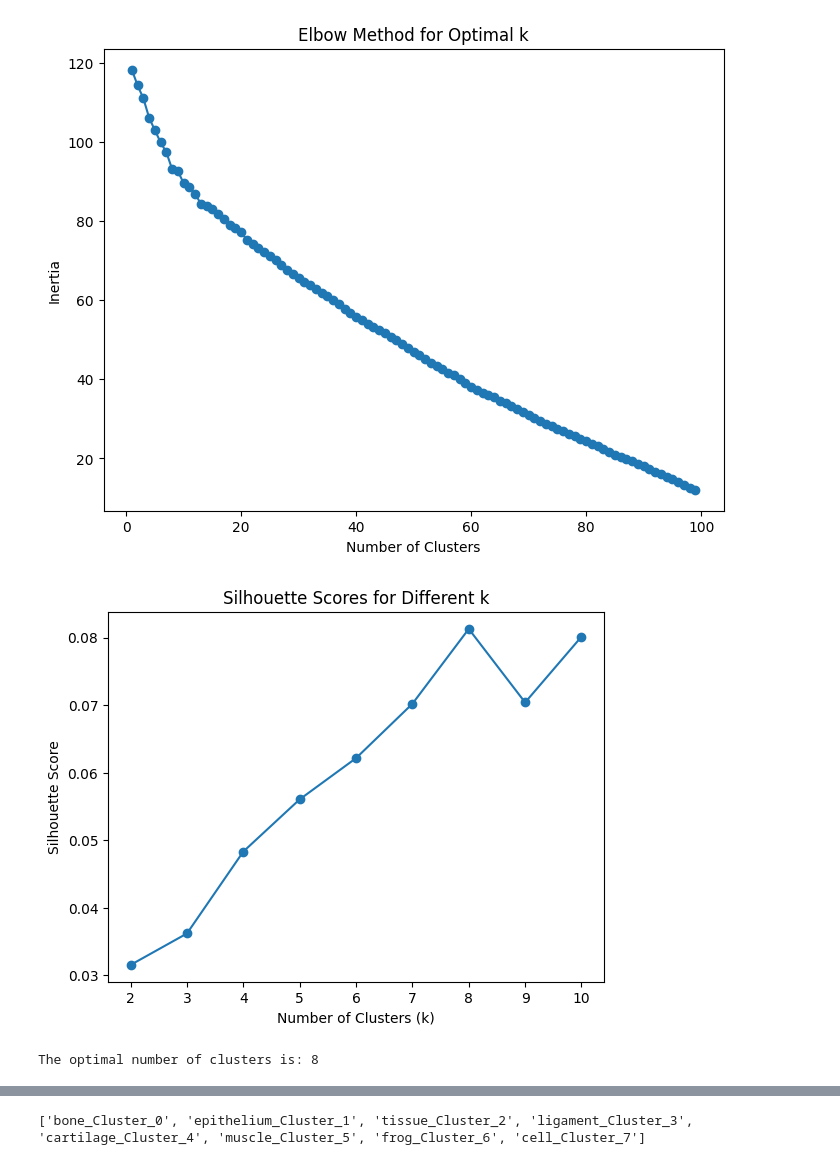
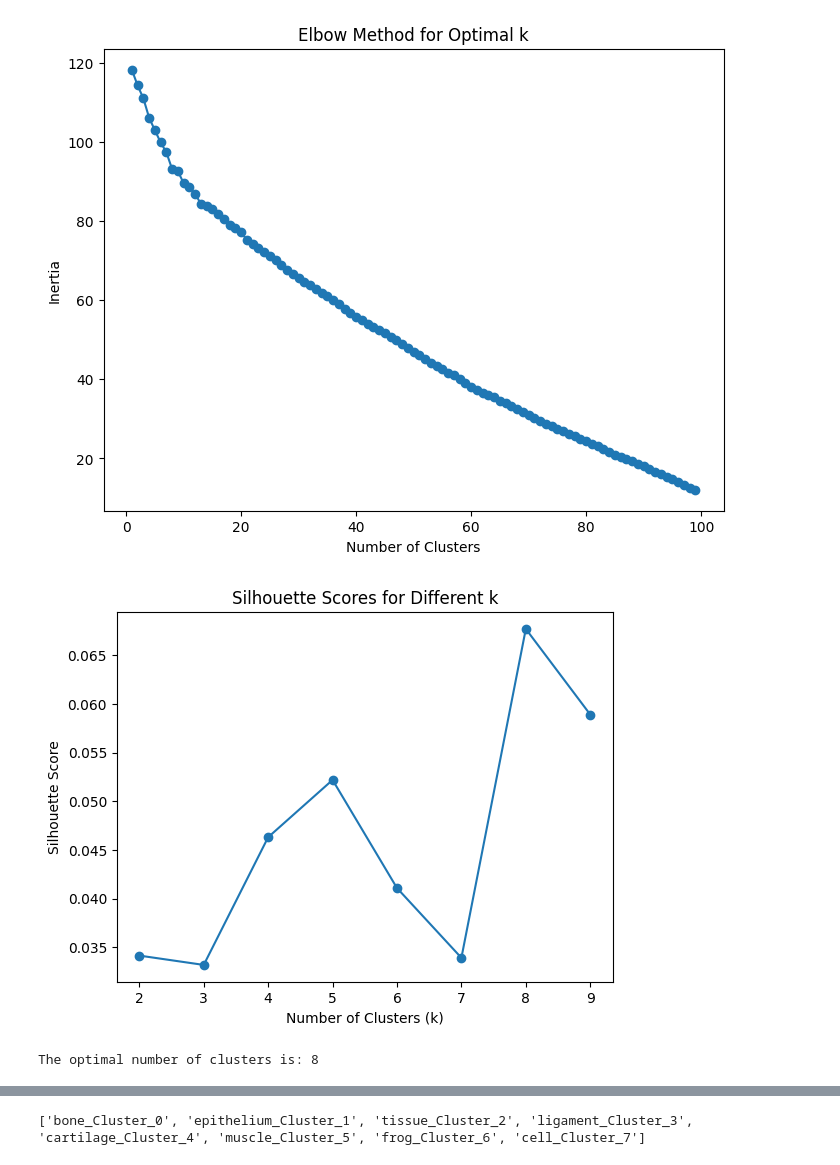
Before and after one commit to jahnavi-karanth/aiproject, a Jupyter notebook: src/components/TestlineAssignment.ipynb, the cells around one changed output, grey strips where cells are left out. Saved outputs shown, nothing was run; the diff lists cells and outputs as text; code cells hidden in the pictures.

```diff
--- a/src/components/TestlineAssignment.ipynb
+++ b/src/components/TestlineAssignment.ipynb
@@ -15,7 +15,7 @@ nltk.download('punkt')
 nltk.download('stopwords')
 nltk.download('wordnet')
 
-with open('/Users/jahnavikaranth/Downloads/All_Quiz_Questions.json', 'r') as file:
+with open('All_Quiz_Questions.json', 'r') as file:
     data = json.load(file)
 
 questions_df = pd.json_normalize(data['quiz']['questions'])
@@ -34,6 +34,7 @@ questions_df['correctAnswerId'] = questions_df['options'].apply(get_correct_answ
 
 question_solution = [f"{desc} {sol}" for desc, sol in zip(descriptions, solutions)]
 
+#cleaning of data
 def preprocess_text(questions):
     lemmatizer = WordNetLemmatizer()
     stop_words = set(stopwords.words('english'))
@@ -53,6 +54,7 @@ def preprocess_text(questions):
 
 preprocessed_questions = preprocess_text(question_solution)
 
+#creating tfidf matrix using nlp
 vectorizer = TfidfVectorizer(stop_words='english')
 tfidf_matrix = vectorizer.fit_transform(preprocessed_questions)
 # %% [output]
@@ -84,26 +87,27 @@ plt.show()
 # %% [output]
 [figure]
 # %%
+#silhouette score method to find optimal no.of clusters
 from sklearn.metrics import silhouette_score
 
 silhouette_scores = []
-k_range = range(2, 11)
+k_range = range(2, 10)
 for k in k_range:
-    kmeans = KMeans(n_clusters=k, random_state=42)
+    kmeans = KMeans(n_clusters=k, random_state=10)
     kmeans.fit(tfidf_matrix)
 
     score = silhouette_score(tfidf_matrix, kmeans.labels_)
     silhouette_scores.append(score)
 
 plt.plot(k_range, silhouette_scores, marker='o')
 plt.title("Silhouette Scores for Different k")
 plt.xlabel("Number of Clusters (k)")
 plt.ylabel("Silhouette Score")
 plt.show()
 
 optimal_k = k_range[silhouette_scores.index(max(silhouette_scores))]
 print(f"The optimal number of clusters is: {optimal_k}")
 # %% [output]
-[figure, old version]
+[figure, new version]
 The optimal number of clusters is: 8
 # %%
```
Also changed, not shown: parts of 8 cells of this notebook, 3 other files.
